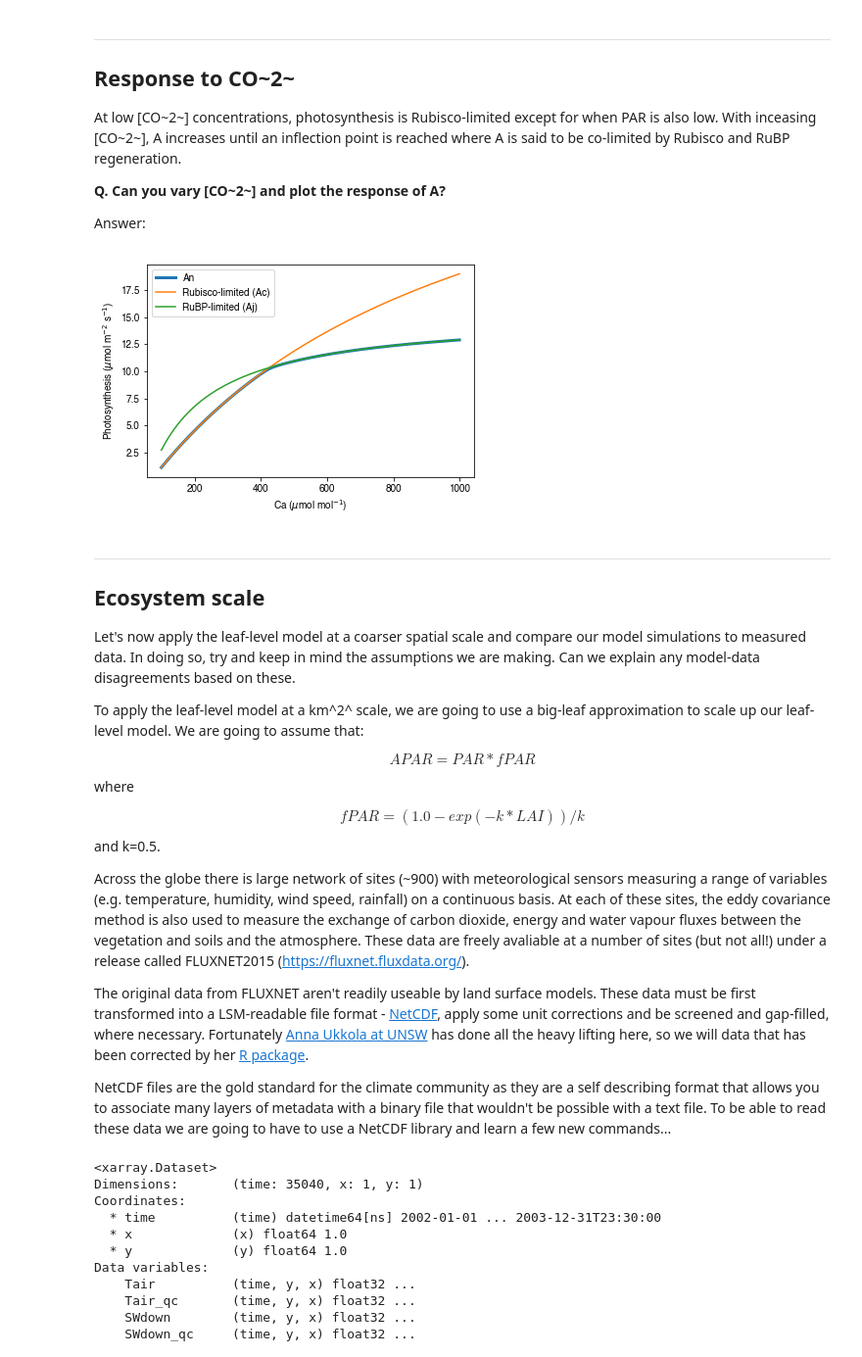
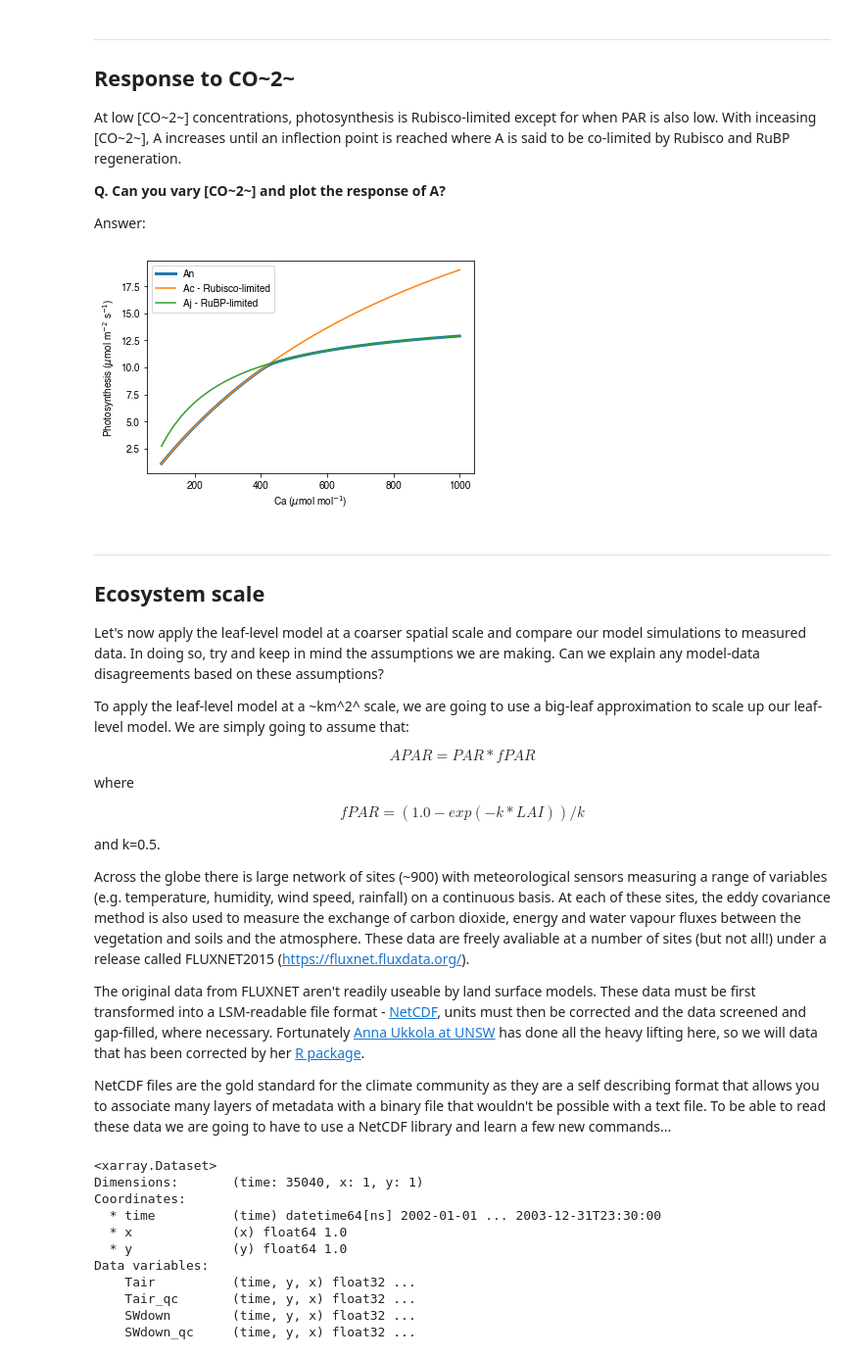
Before and after one commit to mdekauwe/BEES3041_lab_photosynthesis, a Jupyter notebook: BEES3041_lab.ipynb, the cells around one changed output. Shown at 98% size. Drawn from its saved outputs; the diff is of its cells as text; code cells hidden in the pictures.

```diff
--- a/BEES3041_lab.ipynb
+++ b/BEES3041_lab.ipynb
@@ -236,39 +234,39 @@ Answer:
 # %%
 TleafK = 25.0 + c.DEG_2_KELVIN
 PAR = 1800.0
 Cs = np.arange(100., 1000.0, 0.5)
 vpd = 1.5
 
 (An, Ac, Aj, gsw, Rd) = F.photosynthesis(p, Cs, TleafK, PAR, vpd)
 
 plt.plot(Cs, An, label="An", lw=3)
-plt.plot(Cs, Ac-Rd, label="Rubisco-limited (Ac)")
-plt.plot(Cs, Aj-Rd, label="RuBP-limited (Aj)")
+plt.plot(Cs, Ac-Rd, label="Ac - Rubisco-limited")
+plt.plot(Cs, Aj-Rd, label="Aj - RuBP-limited")
 plt.legend(numpoints=1, loc="best")
 plt.ylabel("Photosynthesis ($\mu$mol m$^{-2}$ s$^{-1}$)")
 plt.xlabel("Ca ($\mu$mol mol$^{-1}$)")
 plt.show()
 # %% [output]
-[figure, old version]
+[figure, new version]
 # %% [markdown]
 ***
-
 ## Ecosystem scale
 
-Let's now apply the leaf-level model at a coarser spatial scale and compare our model simulations to measured data. In doing so, try and keep in mind the assumptions we are making. Can we explain any model-data disagreements based on these.
+Let's now apply the leaf-level model at a coarser spatial scale and compare our model simulations to measured data. In doing so, try and keep in mind the assumptions we are making. Can we explain any model-data disagreements based on these assumptions?
 
-To apply the leaf-level model at a km^2^ scale, we are going to use a big-leaf approximation to scale up our leaf-level model. We are going to assume that:
+To apply the leaf-level model at a ~km^2^ scale, we are going to use a big-leaf approximation to scale up our leaf-level model. We are simply going to assume that:
 
 $$APAR = PAR * fPAR$$
 
 where
 
 $$fPAR = (1.0 - exp(-k * LAI)) / k$$
+
 and k=0.5.
 
 Across the globe there is large network of sites (~900) with meteorological sensors measuring a range of variables (e.g. temperature, humidity, wind speed, rainfall) on a continuous basis. At each of these sites, the eddy covariance method is also used to measure the exchange of carbon dioxide, energy and water vapour fluxes between the vegetation and soils and the atmosphere. These data are freely avaliable at a number of sites (but not all!) under a release called FLUXNET2015 (https://fluxnet.fluxdata.org/).
 
-The original data from FLUXNET aren't readily useable by land surface models. These data must be first transformed into a LSM-readable file format - [NetCDF](https://www.unidata.ucar.edu/software/netcdf/), apply some unit corrections and be screened and gap-filled, where necessary. Fortunately [Anna Ukkola at UNSW](https://www.ccrc.unsw.edu.au/ccrc-team/alumni/anna-ukkola) has done all the heavy lifting here, so we will data that has been corrected by her [R package](https://www.geosci-model-dev.net/10/3379/2017/).
+The original data from FLUXNET aren't readily useable by land surface models. These data must be first transformed into a LSM-readable file format - [NetCDF](https://www.unidata.ucar.edu/software/netcdf/), units must then be corrected and the data screened and gap-filled, where necessary. Fortunately [Anna Ukkola at UNSW](https://www.ccrc.unsw.edu.au/ccrc-team/alumni/anna-ukkola) has done all the heavy lifting here, so we will data that has been corrected by her [R package](https://www.geosci-model-dev.net/10/3379/2017/).
 
 NetCDF files are the gold standard for the climate community as they are a self describing format that allows you to associate many layers of metadata with a binary file that wouldn't be possible with a text file. To be able to read these data we are going to have to use a NetCDF library and learn a few new commands...
 # %%
```
Also changed, not shown: parts of 13 cells of this notebook.
